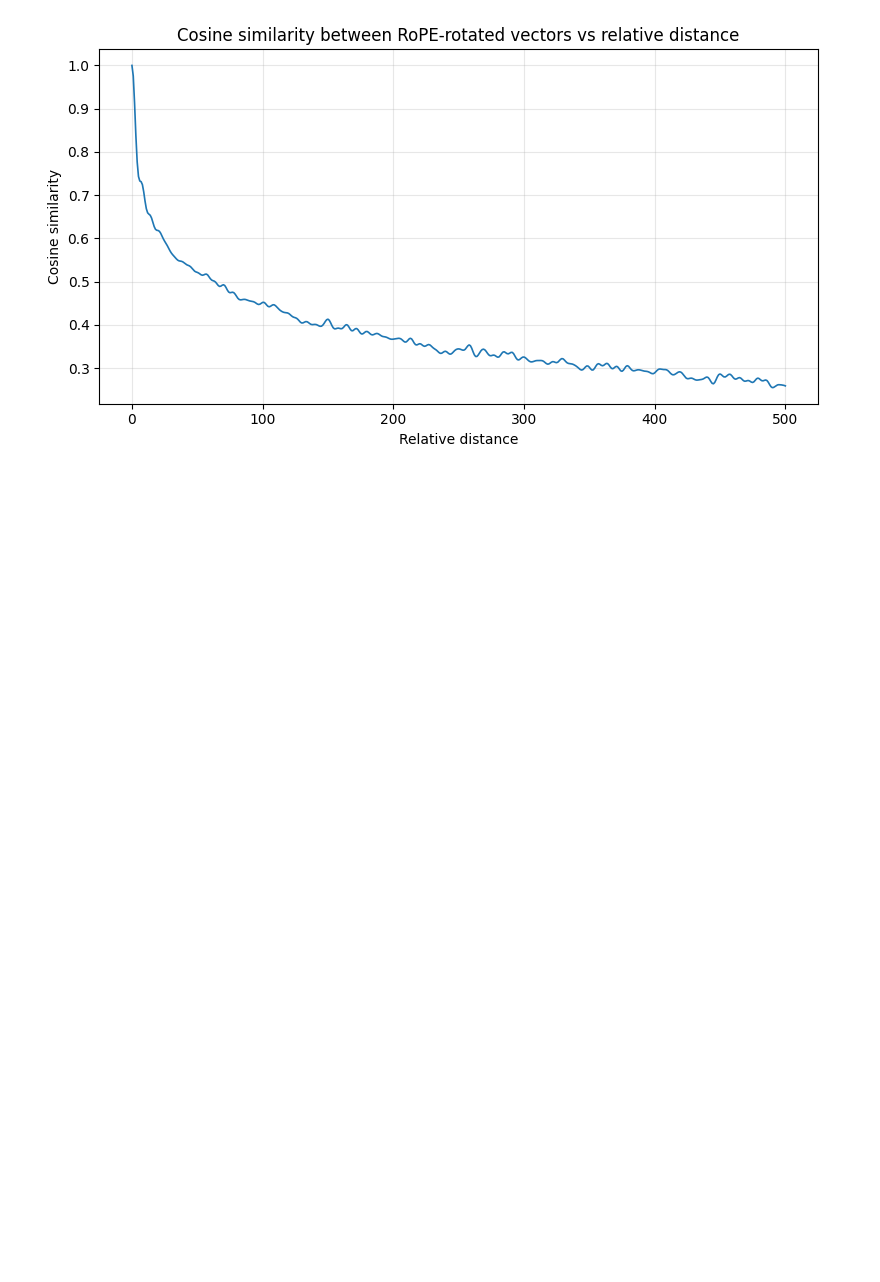
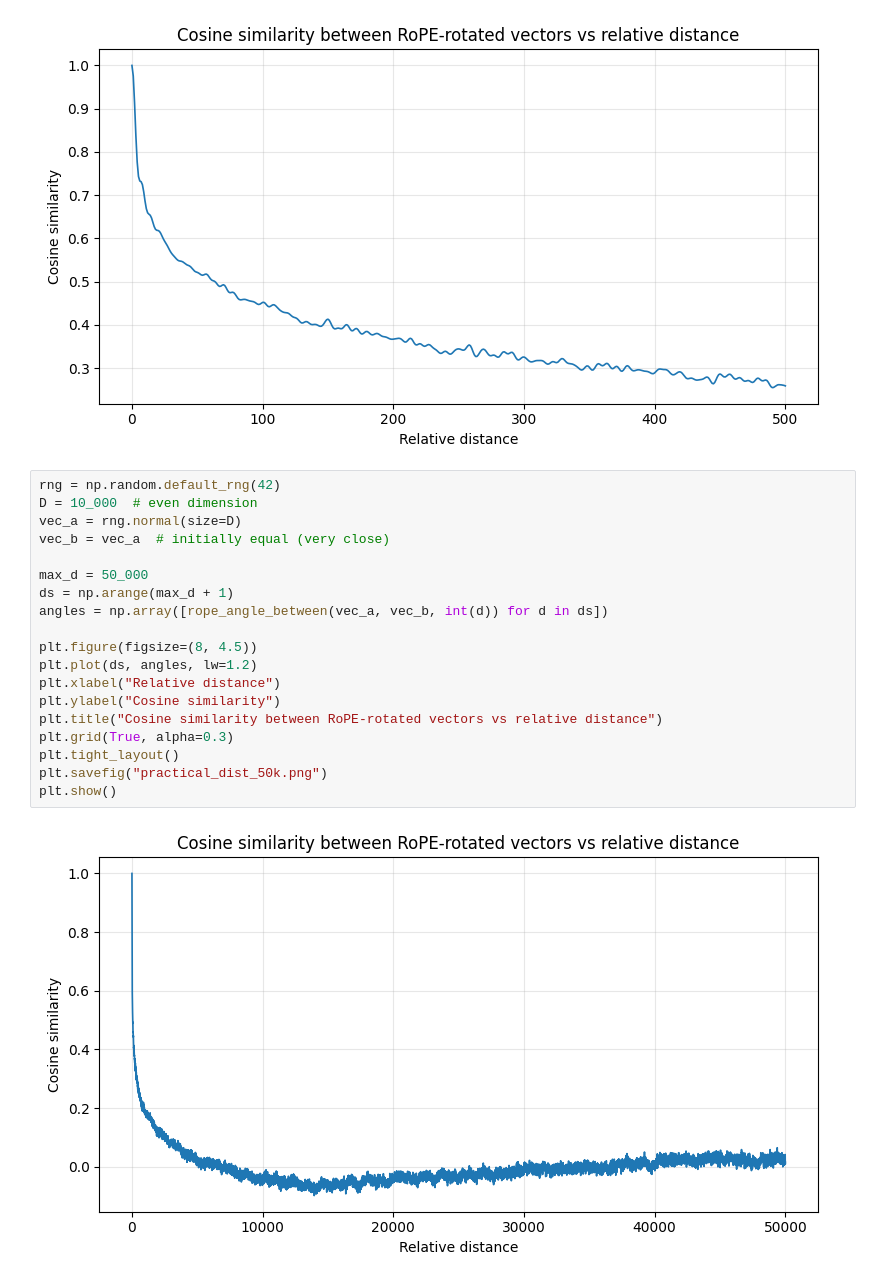
Before and after one commit to lorenzocesconetto/lorenzocesconetto.github.io, a Jupyter notebook: posts/RoPE/_visualizations.ipynb, the cells around one changed output. Cells and saved outputs as stored; diff of their text form; blank space fills up the shorter version.

Commit message:
Add chart

```diff
--- a/posts/RoPE/_visualizations.ipynb
+++ b/posts/RoPE/_visualizations.ipynb
@@ -929,3 +929,24 @@ plt.savefig("practical_dist.png")
 plt.show()
 # %% [output]
 [figure]
+# %%
+rng = np.random.default_rng(42)
+D = 10_000  # even dimension
+vec_a = rng.normal(size=D)
+vec_b = vec_a  # initially equal (very close)
+
+max_d = 50_000
+ds = np.arange(max_d + 1)
+angles = np.array([rope_angle_between(vec_a, vec_b, int(d)) for d in ds])
+
+plt.figure(figsize=(8, 4.5))
+plt.plot(ds, angles, lw=1.2)
+plt.xlabel("Relative distance")
+plt.ylabel("Cosine similarity")
+plt.title("Cosine similarity between RoPE-rotated vectors vs relative distance")
+plt.grid(True, alpha=0.3)
+plt.tight_layout()
+plt.savefig("practical_dist_50k.png")
+plt.show()
+# %% [output]
+[figure, added]
```
Also changed, not shown: 2 other files.
